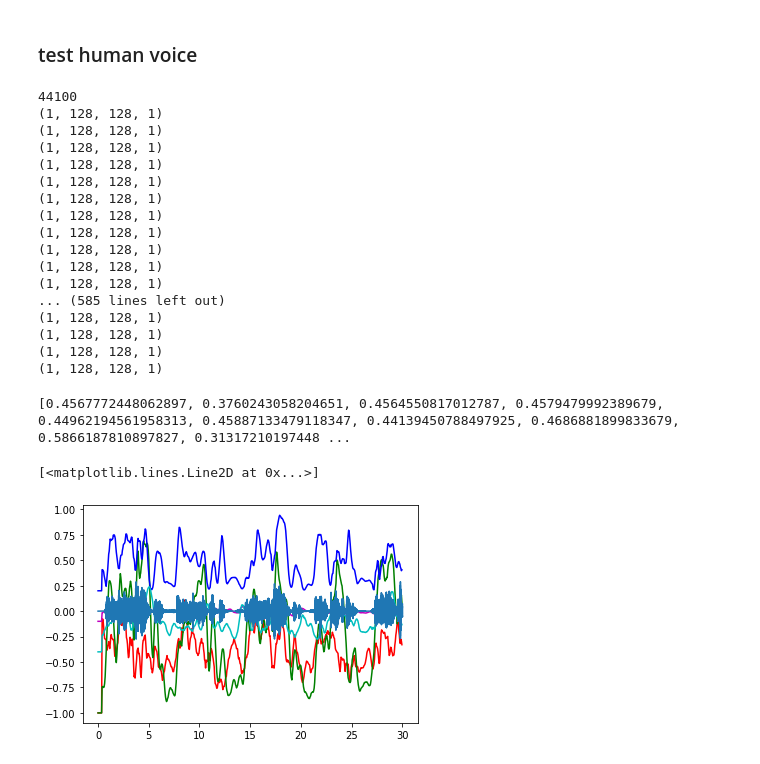
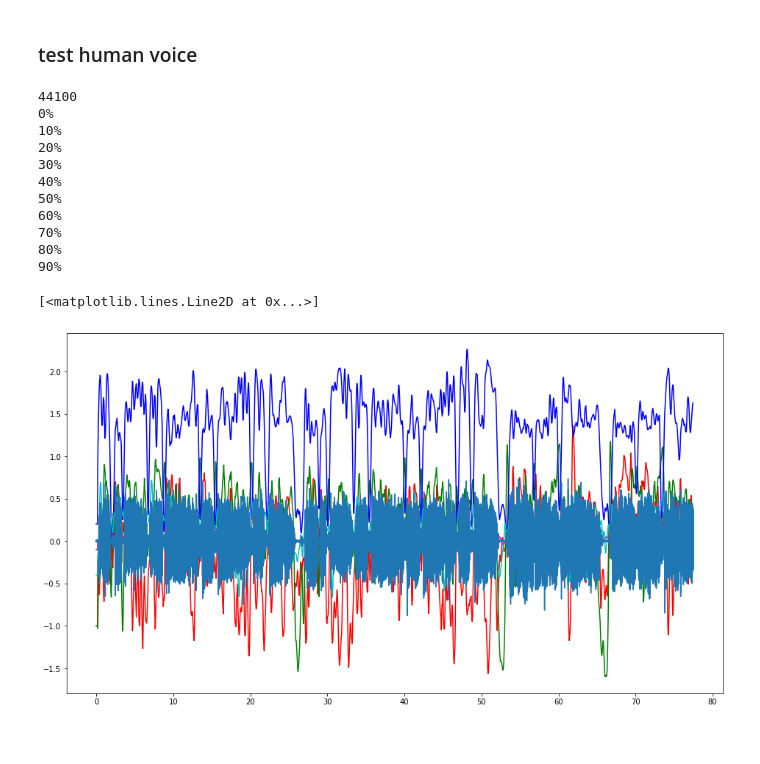
Before and after one commit to bobogod/SynthV-Auto-Cover, a Jupyter notebook: extract_feature.ipynb, the cells around one changed output. Saved outputs shown, nothing was run; the diff lists cells and outputs as text; code cells hidden in the pictures.

```diff
--- a/extract_feature.ipynb
+++ b/extract_feature.ipynb
@@ -12,4 +12,4 @@ engine.sqrt(2.)
 # %% [output]
 1.4142135623730951
 # %%
-model = load_model("C:\\Users\\Lenovo\\Desktop\\autocover_test\\resnet\\models\\my_model1.h5")
+model = load_model("C:\\Users\\Lenovo\\Desktop\\autocover_test\\resnet\\models\\my_model34_mix.h5")
@@ -200,13 +187,13 @@ plt.plot([i/fs for i in range(wave_step*N)],t)
 # %% [markdown]
 ### test human voice
 # %%
-wave_data, fs = librosa.load("C:\\Users\\Lenovo\\Desktop\\autocover_test\\bigfish.wav", sr=None, mono=False)
+wave_data, fs = librosa.load("C:\\Users\\Lenovo\\Desktop\\autocover_test\\wings.wav", sr=None, mono=False)
 wave_data=wave_data[0,:]
 #plt.plot([i/fs for i in range(44100*2)],wave_data)
 #plt.xlim([0,1])
 
 print(fs)
-N=600
+N=1550
 wave_bin=int(fs*0.402) #400ms window
 wave_step=int(fs*0.05) #50ms step
 tension=[]
@@ -215,15 +202,18 @@ voicing=[]
 gender=[]
 toneshift=[]
 for i in range(N):
+    if (i*100/N)%5==0:
+        print('%d'%(i/N*100)+'%')
+
     t=wave_data[i*wave_step:i*wave_step+wave_bin]
     #print(np.shape(t))
     mel_spect=engine.mel(matlab.double(t.tolist()))
     mel_spect=np.transpose(mel_spect)
-    mel_spect=np.log(mel_spect)+40
+    mel_spect=np.log(mel_spect+1e-20)+40
 
     x=np.expand_dims(mel_spect,0)
     x=np.expand_dims(x,3)
-    print(np.shape(x))
+    #print(np.shape(x))
     tt=backend.function([model.input],[model.output])(x)
     t_pred=np.squeeze(tt).tolist()
 
@@ -235,48 +225,42 @@ for i in range(N):
     #plt.plot([j/fs for j in range(len(t))],t)
 # %% [output]
 44100
-(1, 128, 128, 1)
-(1, 128, 128, 1)
-(1, 128, 128, 1)
-(1, 128, 128, 1)
-(1, 128, 128, 1)
-(1, 128, 128, 1)
-(1, 128, 128, 1)
-(1, 128, 128, 1)
-(1, 128, 128, 1)
-(1, 128, 128, 1)
-(1, 128, 128, 1)
-... (585 lines left out)
-(1, 128, 128, 1)
-(1, 128, 128, 1)
-(1, 128, 128, 1)
-(1, 128, 128, 1)
+0%
+10%
+20%
+30%
+40%
+50%
+60%
+70%
+80%
+90%
 # %%
-print(tension)
+#print(tension)
 t1=[0]*len(tension)
 t2=[0]*len(breathiness)
 t3=[0]*len(voicing)
 t4=[0]*len(gender)
 t5=[0]*len(toneshift)
-for i in range(8,len(tension)):
-    t1[i]=np.mean(tension[i-8:i])
-    t2[i]=np.mean(breathiness[i-8:i])
-    t3[i]=np.mean(voicing[i-8:i])
-    t4[i]=np.mean(gender[i-8:i])
-    t5[i]=np.mean(toneshift[i-8:i])
+for i in range(4,len(tension)):
+    t1[i]=np.mean(tension[i-4:i])
+    t2[i]=np.mean(breathiness[i-4:i])
+    t3[i]=np.mean(voicing[i-4:i])
+    t4[i]=np.mean(gender[i-4:i])
+    t5[i]=np.mean(toneshift[i-4:i])
 
 range_param=[[-1,1],[-1,1],[0.2,1],[-0.1,0.1],[-400,400]]
+plt.figure(figsize=(16,9))
 plt.plot([i*0.05 for i in range(N)],np.array(t1)*2-1,'r')
 plt.plot([i*0.05 for i in range(N)],np.array(t2)*2-1,'g')
 plt.plot([i*0.05 for i in range(N)],np.array(t3)*0.8+0.2,'b')
 plt.plot([i*0.05 for i in range(N)],np.array(t4)*0.2-0.1,'m')
 plt.plot([i*0.05 for i in range(N)],np.array(t5)*0.8-0.4,'c')
 t=wave_data[0:wave_step*N]
 plt.plot([i/fs for i in range(wave_step*N)],t)
 # %% [output]
-[0.4567772448062897, 0.3760243058204651, 0.4564550817012787, 0.4579479992389679, 0.44962194561958313, 0.45887133479118347, 0.44139450788497925, 0.4686881899833679, 0.5866187810897827, 0.31317210197448 ...
+[<matplotlib.lines.Line2D at 0x...>]
-[<matplotlib.lines.Line2D at 0x...>]
-[figure, old version]
+[figure, new version]
 # %%
 f=open("C:\\Users\\Lenovo\\Desktop\\autocover_test\\param.txt","w")
 i=0
```
Also changed, not shown: parts of 2 cells of this notebook, 7 other files.
